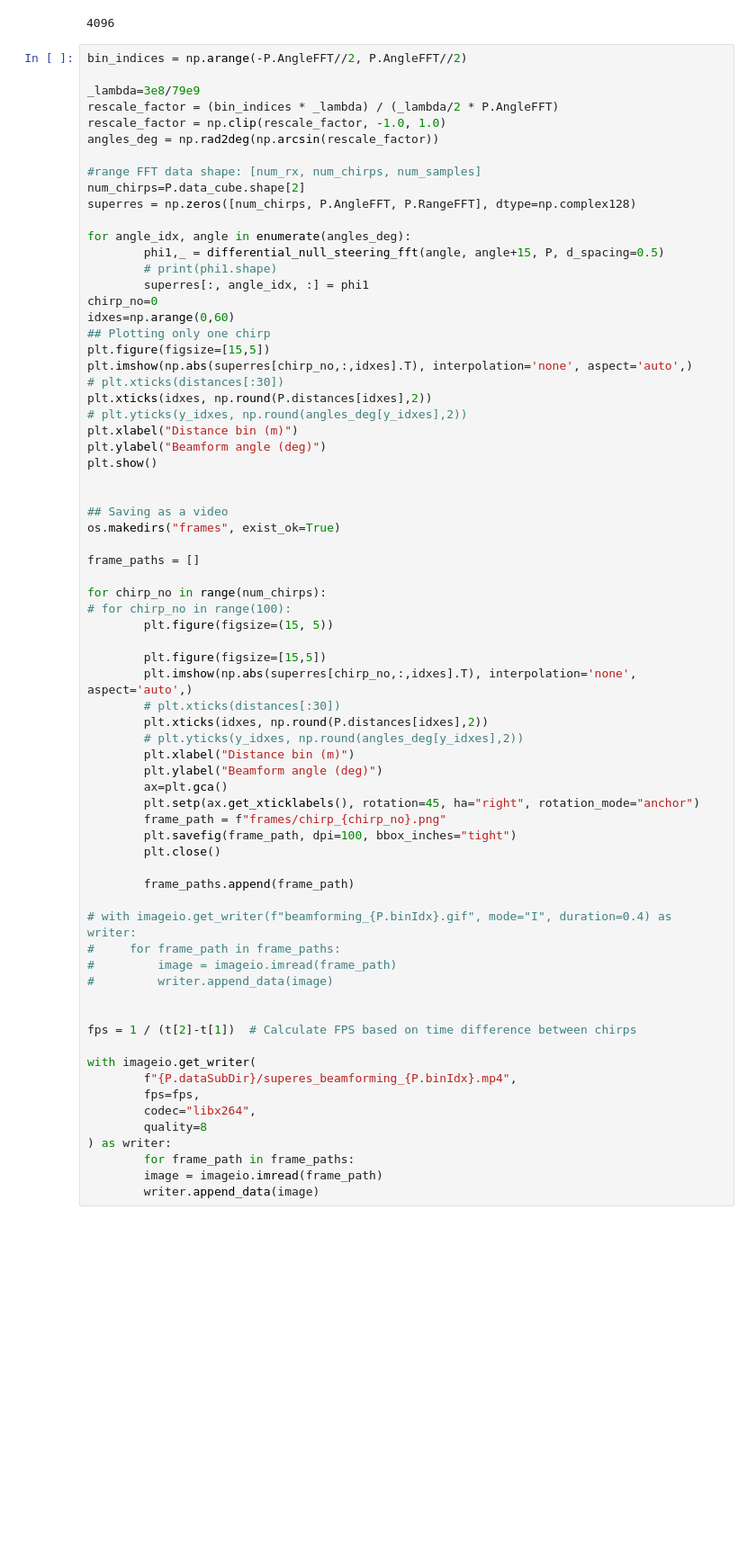
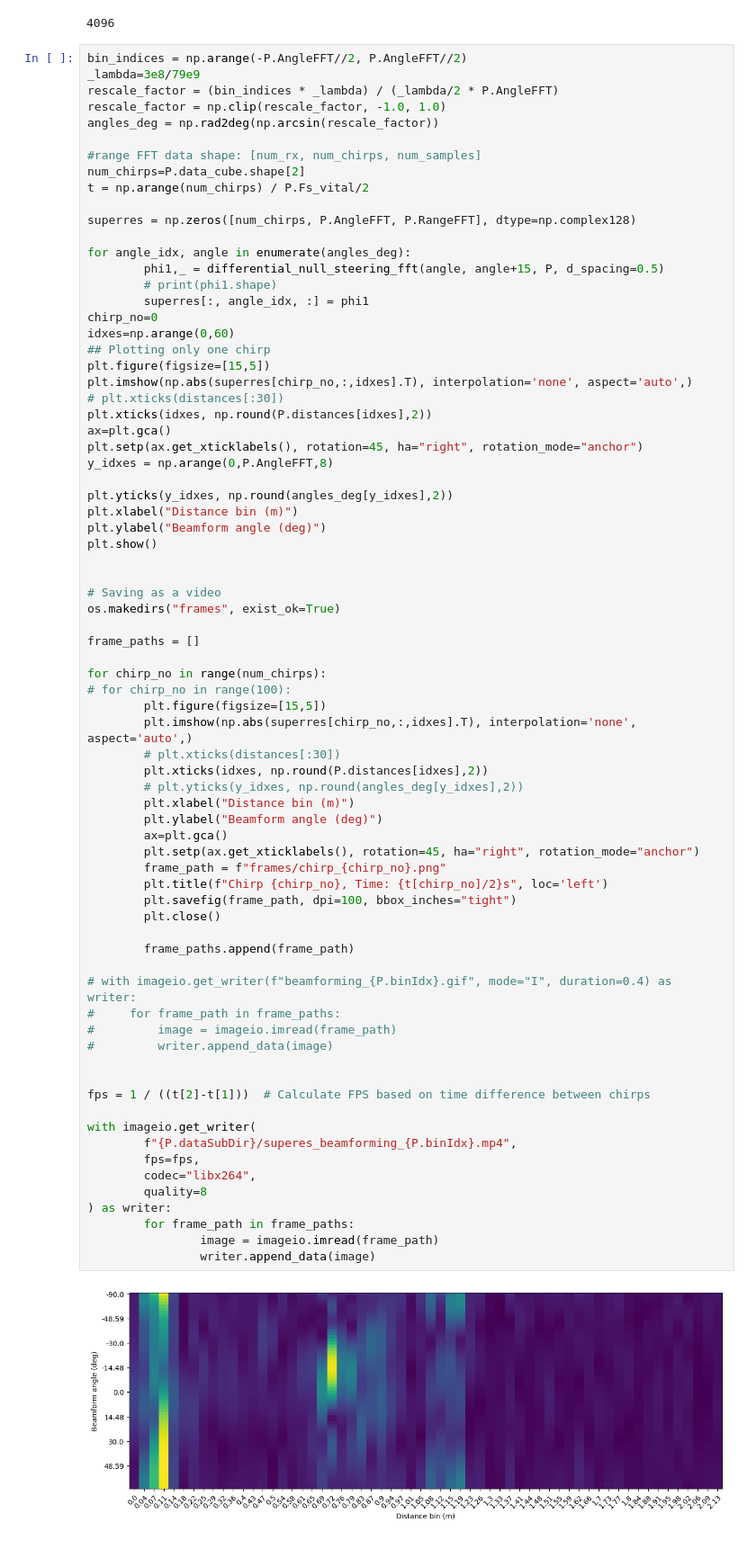
Before and after one commit to manavjeetsingh/mmWaveDataExtraction, a Jupyter notebook: mmWave-Heartbeat-Dataset-Preprocessing-Toolbox-/preprocessing.ipynb, the cells around one changed output. Shown at 90% size. Cells and saved outputs as stored; diff of their text form; blank space fills up the shorter version.

```diff
--- a/mmWave-Heartbeat-Dataset-Preprocessing-Toolbox-/preprocessing.ipynb
+++ b/mmWave-Heartbeat-Dataset-Preprocessing-Toolbox-/preprocessing.ipynb
@@ -685,7 +672,6 @@ P.data_cube.shape[2]
 4096
 # %%
 bin_indices = np.arange(-P.AngleFFT//2, P.AngleFFT//2)
-
 _lambda=3e8/79e9
 rescale_factor = (bin_indices * _lambda) / (_lambda/2 * P.AngleFFT)
 rescale_factor = np.clip(rescale_factor, -1.0, 1.0)
@@ -693,6 +679,8 @@ angles_deg = np.rad2deg(np.arcsin(rescale_factor))
 
 #range FFT data shape: [num_rx, num_chirps, num_samples]
 num_chirps=P.data_cube.shape[2]
+t = np.arange(num_chirps) / P.Fs_vital/2
+
 superres = np.zeros([num_chirps, P.AngleFFT, P.RangeFFT], dtype=np.complex128)
 
 for angle_idx, angle in enumerate(angles_deg):
@@ -706,51 +694,55 @@ plt.figure(figsize=[15,5])
 plt.imshow(np.abs(superres[chirp_no,:,idxes].T), interpolation='none', aspect='auto',)
 # plt.xticks(distances[:30])
 plt.xticks(idxes, np.round(P.distances[idxes],2))
-# plt.yticks(y_idxes, np.round(angles_deg[y_idxes],2))
+ax=plt.gca()
+plt.setp(ax.get_xticklabels(), rotation=45, ha="right", rotation_mode="anchor")
+y_idxes = np.arange(0,P.AngleFFT,8)
+
+plt.yticks(y_idxes, np.round(angles_deg[y_idxes],2))
 plt.xlabel("Distance bin (m)")
 plt.ylabel("Beamform angle (deg)")
 plt.show()
 
 
-## Saving as a video
+# Saving as a video
 os.makedirs("frames", exist_ok=True)
 
 frame_paths = []
 
 for chirp_no in range(num_chirps):
 # for chirp_no in range(100):
-        plt.figure(figsize=(15, 5))
-
         plt.figure(figsize=[15,5])
         plt.imshow(np.abs(superres[chirp_no,:,idxes].T), interpolation='none', aspect='auto',)
         # plt.xticks(distances[:30])
         plt.xticks(idxes, np.round(P.distances[idxes],2))
         # plt.yticks(y_idxes, np.round(angles_deg[y_idxes],2))
         plt.xlabel("Distance bin (m)")
         plt.ylabel("Beamform angle (deg)")
         ax=plt.gca()
         plt.setp(ax.get_xticklabels(), rotation=45, ha="right", rotation_mode="anchor")
         frame_path = f"frames/chirp_{chirp_no}.png"
+        plt.title(f"Chirp {chirp_no}, Time: {t[chirp_no]/2}s", loc='left')
         plt.savefig(frame_path, dpi=100, bbox_inches="tight")
         plt.close()
 
         frame_paths.append(frame_path)
 
 # with imageio.get_writer(f"beamforming_{P.binIdx}.gif", mode="I", duration=0.4) as writer:
 #     for frame_path in frame_paths:
 #         image = imageio.imread(frame_path)
 #         writer.append_data(image)
 
 
-fps = 1 / (t[2]-t[1])  # Calculate FPS based on time difference between chirps
+fps = 1 / ((t[2]-t[1]))  # Calculate FPS based on time difference between chirps
 
 with imageio.get_writer(
         f"{P.dataSubDir}/superes_beamforming_{P.binIdx}.mp4",
         fps=fps,
         codec="libx264",
         quality=8
 ) as writer:
         for frame_path in frame_paths:
-        image = imageio.imread(frame_path)
-        writer.append_data(image)
+                image = imageio.imread(frame_path)
+                writer.append_data(image)
 # %% [output]
+[figure, added]
```
Also changed, not shown: parts of 3 cells of this notebook, 2 other files.
